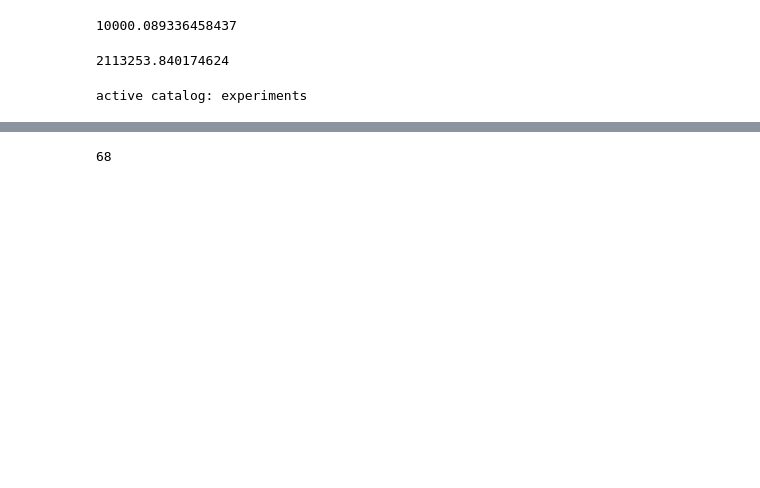
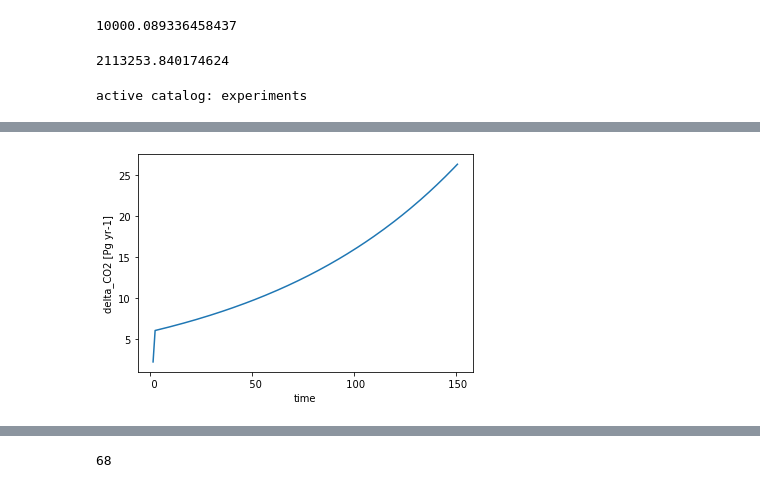
Before and after one commit to klindsay28/CESM2_coup_carb_cycle_JAMES, a Jupyter notebook: zecmip_init_year.ipynb, the cells around one changed output, grey strips where cells are left out. Saved outputs shown, nothing was run; the diff lists cells and outputs as text; code cells hidden in the pictures; blank space fills up the shorter version.

```diff
--- a/zecmip_init_year.ipynb
+++ b/zecmip_init_year.ipynb
@@ -47,3 +54,9 @@ ds_1pctCO2_ann['delta_CO2'] = xr.DataArray(delta_co2_PgC, dims=('time'), attrs={
+# %%
+delta_co2_PgC = vmr_to_PgC * delta_co2_vmr
+ds_1pctCO2_ann['delta_CO2'] = xr.DataArray(delta_co2_PgC, dims=('time'), attrs={'units':'Pg yr-1'})
+ds_1pctCO2_ann['delta_CO2'].plot();
+# %% [output]
+[figure, added]
 # %%
 # compute compatible emissions
 ds_1pctCO2_ann['CO2_EMIS'] = ds_1pctCO2_ann['delta_CO2'] - ds_1pctCO2_ann['SFCO2_LND'] - ds_1pctCO2_ann['SFCO2_OCN']
```
Also changed, not shown: parts of 9 cells of this notebook.
